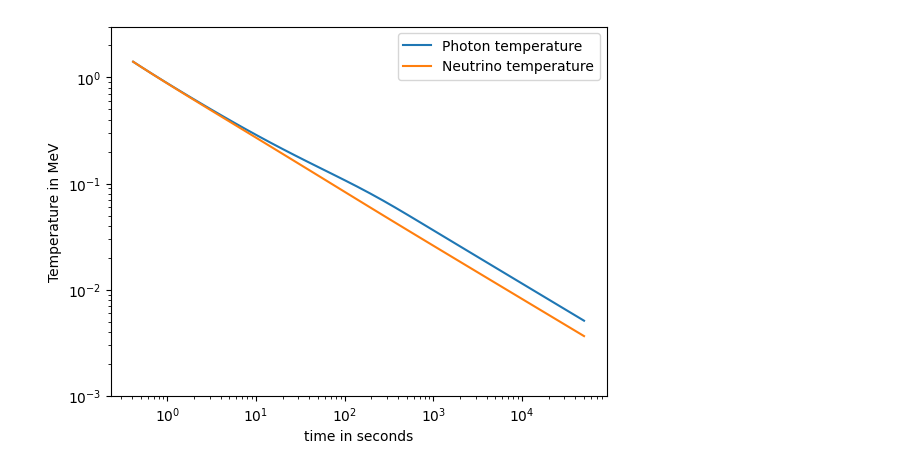
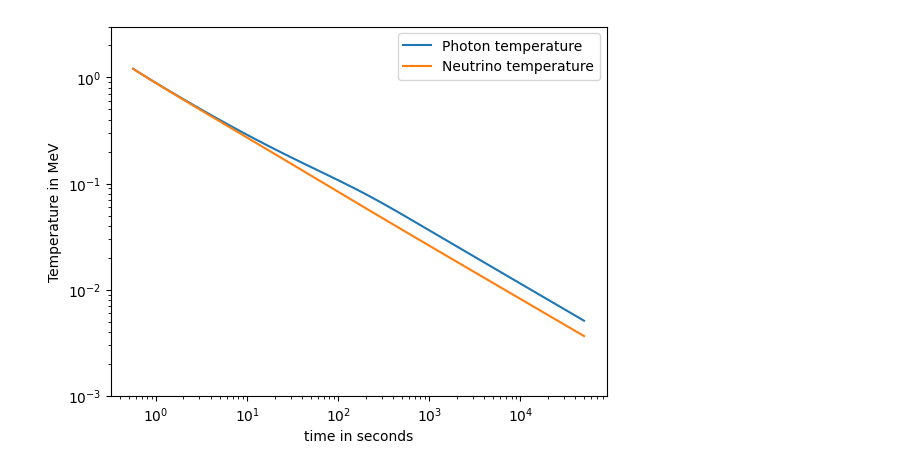
Before and after one commit to hansbdein/Speciale, a Jupyter notebook: only_pna_net.ipynb, the cells around one changed output. Drawn from its saved outputs; the diff is of its cells as text; code cells hidden in the pictures.

```diff
--- a/only_pna_net.ipynb
+++ b/only_pna_net.ipynb
@@ -46,7 +47,7 @@ gcm3=232012         #conversion factor for g/cm^3
 meter=5.068e12      #conversion factor for m
 cm=5.068e10         #conversion factor for cm
 barn=389.4          #conversion factor for barn
-T_ini=1.4           #initial temperature in MeV
+T_ini=1.2           #initial temperature in MeV
 e_mass=0.51099895   #electron mass in MeV
 z_ini=e_mass/T_ini
 
@@ -124,7 +125,7 @@ def rho_nu(T,a): #neutrina energy density
     #return 7/8*np.pi**2/15*T**4
     return rho_nu_ini/a**4
 
-def rho_b(T,h,a):
+def rho_b(T,a):
     return h_ini*T_ini**3/a**3
 
 
@@ -139,74 +140,104 @@ def rho_b(T,h,a):
 
 ### Solving the background ###
 
-def rho_tot(T,h,a): #total density
-    return rho_e(T)+rho_gamma(T)+rho_nu(T,a)+rho_b(T,h,a)
+def rho_tot(T,a): #total density
+    return rho_e(T)+rho_gamma(T)+rho_nu(T,a)+rho_b(T,a)
 
-def rho_set(T,h,a): #total density of non-decoupled components
-    return rho_e(T)+rho_gamma(T)+rho_b(T,h,a)
+def rho_set(T,a): #total density of non-decoupled components
+    return rho_e(T)+rho_gamma(T)+rho_b(T,a)
 
-def H(T,h,a):   #Hubble parameter as given by Friedmann eq, ignoring cosmological constant
-    return np.sqrt(8*np.pi/3*G*rho_tot(T,h,a))
-
-
+def H(T,a):   #Hubble parameter as given by Friedmann eq, ignoring cosmological constant
+    return np.sqrt(8*np.pi/3*G*rho_tot(T,a))
 
 #Derivative from Kavano D.18
-def dTdt(t,T,h,a):
-    return -3*H(T,h,a)/((drho_e(T)+drho_gamma(T))/(rho_set(T,h,a) + P_e(T)+P_gamma(T)))
-
-
-
-
-#dTdt(1,T_ini,h_ini,1)*timeunit
+def dTdt(t,T,a):
+    return -3*H(T,a)/((drho_e(T)+drho_gamma(T))/(rho_set(T,a) + P_e(T)+P_gamma(T)))
 
 #Derivative from Kavano D.19
 def dhdt(t,T,h,a):
     return -3*h*(H(T,h,a)+dTdt(t,T,h,a)/T)
 
 #Derivative from how H is defined
-def dadt(t,T,h,a):
-    return a*H(T,h,a)
+def dadt(t,T,a):
+    return a*H(T,a)
+
+
+#Derivatives for Jacobian
+
+def dadT(T,a):
+    return -((drho_e(T)+drho_gamma(T))/(rho_set(T,a) + P_e(T)+P_gamma(T)))*a/3
+
+def drho_nu(T,a): #neutrina energy density
+    return -rho_nu_ini*4/a**5
+
+def drho_b(T,a):
+    return -h_ini*T_ini**3*3/a**4
+
+def rho_totdT(T,a): #total density
+    return drho_e(T)+drho_gamma(T)+(drho_nu(T,a)+drho_b(T,a))*dadT(T,a)
+
+def rho_totda(T,a): #total density
+    return (drho_e(T)+drho_gamma(T))/dadT(T,a)+drho_nu(T,a)+drho_b(T,a)
+
+
+
+def HdT(T,a):   #Hubble parameter deriv with respect to Temperature
+    return 4*np.pi/3*G*rho_totda(T,a)/H(T,a)
+
+def Hda(T,a):   #Hubble parameter deriv with respect to Scale factor
+    return 4*np.pi/3*G*rho_totdT(T,a)/H(T,a)
+
+def dadtda(t,T,a):
+    return H(T,a)+a*Hda(T,a)
+
+
+def dadtdT(t,T,a):
+    return dadT(T,a)*H(T,a)+a*HdT(T,a)
+
 
 
 t_range=[t_ini,5e4*timeunit]            #time range for integration
-t_space=np.linspace(*t_range,1000)      #time range for approximate temperature
+#t_space=np.linspace(*t_range,1000)      #time range for approximate temperature
 
 #combining derivatives
-def dbackground(t,y):   #solve h and T, y[0] = T, y[1] = h and y[2] = a
-    return [dTdt(t,*y),dhdt(t,*y),dadt(t,*y)]
+def dbackground(t,y):   #solve h and T, y[0] = T, y[1] = a
+    return [dTdt(t,*y),dadt(t,*y)]
 
 
 
 # Solving it
-sol = integrate.solve_ivp(dbackground, t_range, [T_ini,h_ini,1],method='Radau')#,t_eval=t_space)
+sol = integrate.solve_ivp(dbackground, t_range, [T_ini,1],method='Radau')#,t_eval=t_space)
 
 plt.figure()
 # Plot the Temperature
 plt.plot(sol.t/timeunit, sol.y[0], label='Photon temperature')
 
 # Test with completely radiation dominated universe
 t_space=sol.t
 T_approx=np.sqrt(1.226*10**21/t_space)
 #T_approx=1/np.sqrt(t_space/timeunit)/10.4*TMeV2T9
-plt.plot(t_space/timeunit, T_ini/sol.y[2], label='Neutrino temperature')
+plt.plot(t_space/timeunit, T_ini/sol.y[1], label='Neutrino temperature')
 
 
 #plot the scale factor
 #plt.plot(sol.t/timeunit, sol.y[2]/1e3, label='scale factor')
 
 #fix the axis
 plt.xlabel('time in seconds')
 plt.ylabel('Temperature in MeV')
 
 plt.xscale('log')
 plt.yscale('log')
 
 # plt.xlim((0.1, 2e5))
 plt.ylim((1e-3,3))
 
 plt.legend()
 plt.show()
 
 #plt.figure
+
+
+n_bparams=2
 # %% [output]
-[figure, old version]
+[figure, new version]
```
Also changed, not shown: parts of 16 cells of this notebook.
